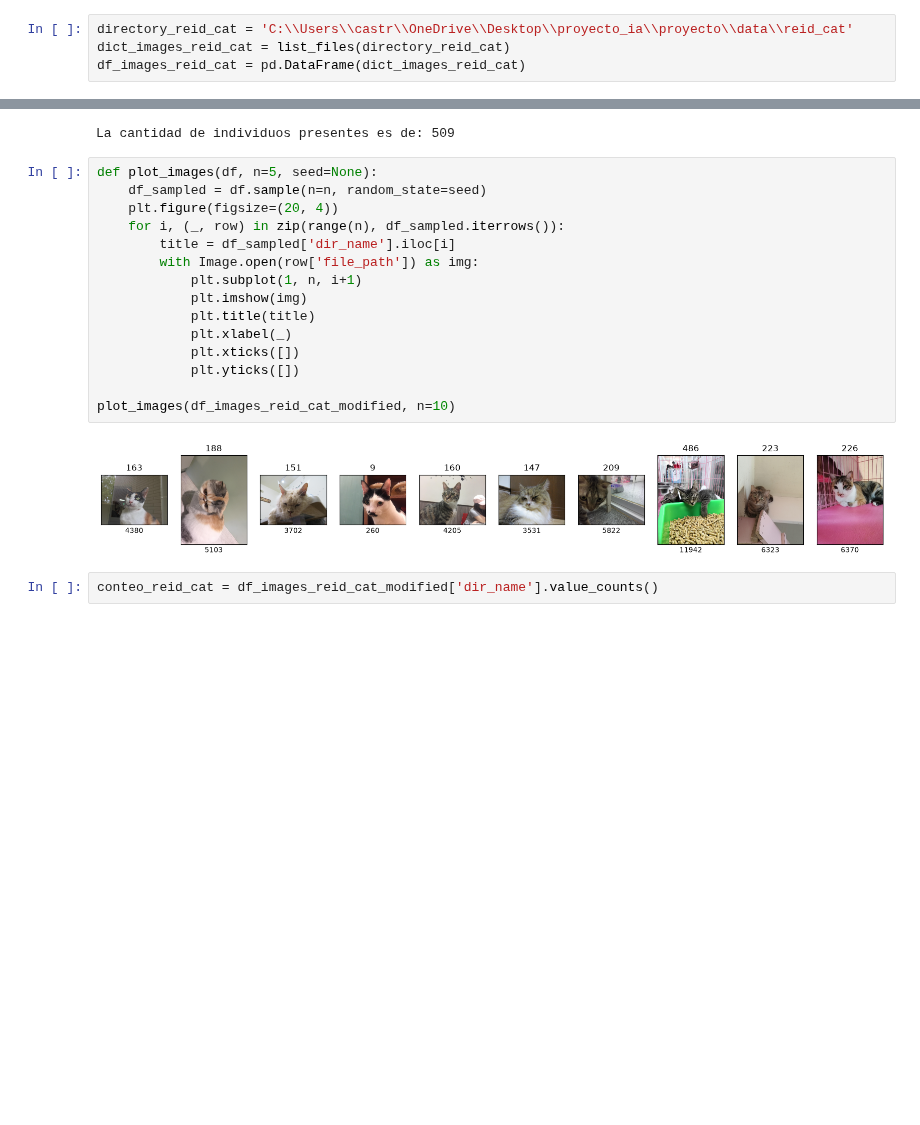
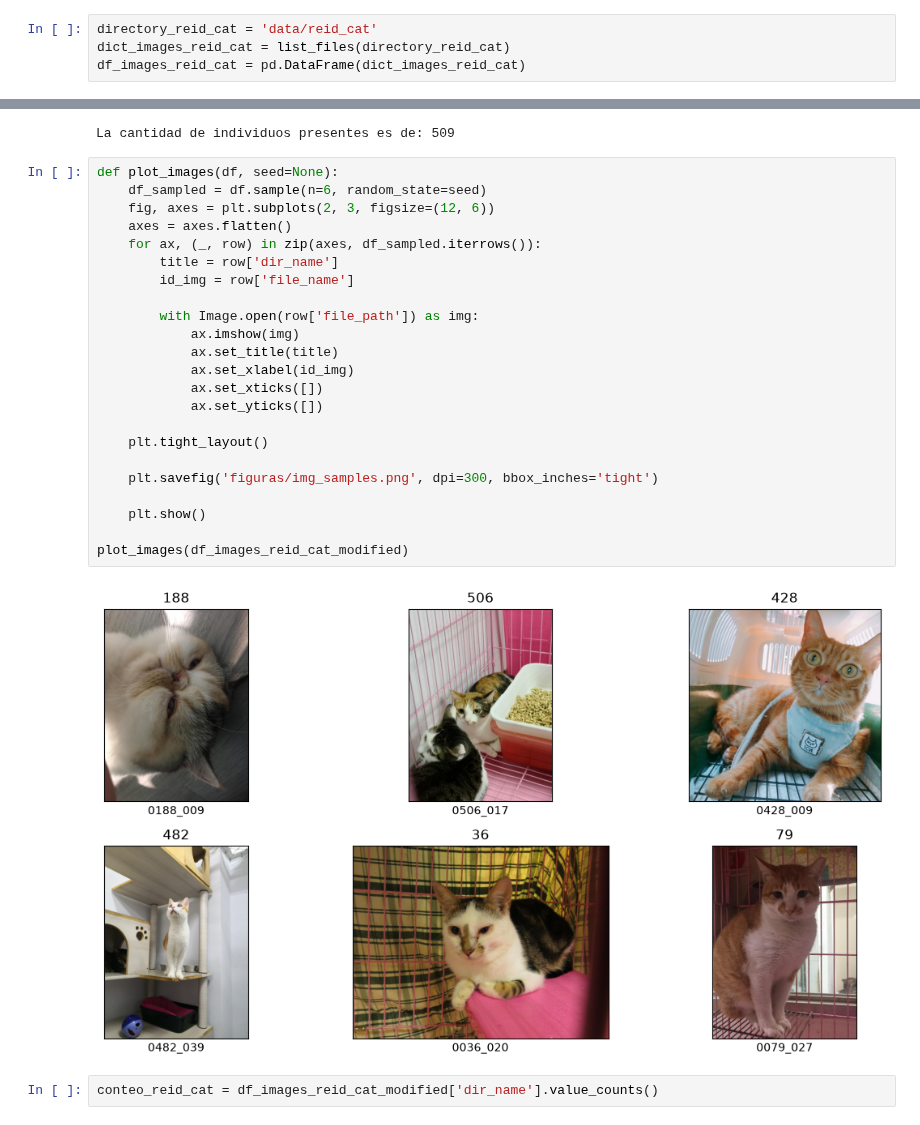
Before and after one commit to 317745/IA_PROJECT, a Jupyter notebook: proyecto/eda.ipynb, the cells around one changed output, grey strips where cells are left out. Drawn from its saved outputs; the diff is of its cells as text; blank space fills up the shorter version.

```diff
--- a/proyecto/eda.ipynb
+++ b/proyecto/eda.ipynb
@@ -60,7 +60,7 @@ def list_files(path, dict_images=None):
 
     return dict_images
 # %%
-directory_reid_cat = 'C:\\Users\\castr\\OneDrive\\Desktop\\proyecto_ia\\proyecto\\data\\reid_cat'
+directory_reid_cat = 'data/reid_cat'
 dict_images_reid_cat = list_files(directory_reid_cat)
 df_images_reid_cat = pd.DataFrame(dict_images_reid_cat)
 # %% [markdown]
@@ -111,22 +192,30 @@ print(f"La cantidad de individuos presentes es de: {df_images_reid_cat_modified[
 # %% [output]
 La cantidad de individuos presentes es de: 509
 # %%
-def plot_images(df, n=5, seed=None):
-    df_sampled = df.sample(n=n, random_state=seed)
-    plt.figure(figsize=(20, 4))
-    for i, (_, row) in zip(range(n), df_sampled.iterrows()):
-        title = df_sampled['dir_name'].iloc[i]
+def plot_images(df, seed=None):
+    df_sampled = df.sample(n=6, random_state=seed)
+    fig, axes = plt.subplots(2, 3, figsize=(12, 6))
+    axes = axes.flatten()
+    for ax, (_, row) in zip(axes, df_sampled.iterrows()):
+        title = row['dir_name']
+        id_img = row['file_name']
+
         with Image.open(row['file_path']) as img:
-            plt.subplot(1, n, i+1)
-            plt.imshow(img)
-            plt.title(title)
-            plt.xlabel(_)
-            plt.xticks([])
-            plt.yticks([])
+            ax.imshow(img)
+            ax.set_title(title)
+            ax.set_xlabel(id_img)
+            ax.set_xticks([])
+            ax.set_yticks([])
 
-plot_images(df_images_reid_cat_modified, n=10)
+    plt.tight_layout()
+
+    plt.savefig('figuras/img_samples.png', dpi=300, bbox_inches='tight')
+
+    plt.show()
+
+plot_images(df_images_reid_cat_modified)
 # %% [output]
-[figure, old version]
+[figure, new version]
 # %%
 conteo_reid_cat = df_images_reid_cat_modified['dir_name'].value_counts()
 # %%
```
Also changed, not shown: parts of 22 cells of this notebook, 2 other files.
